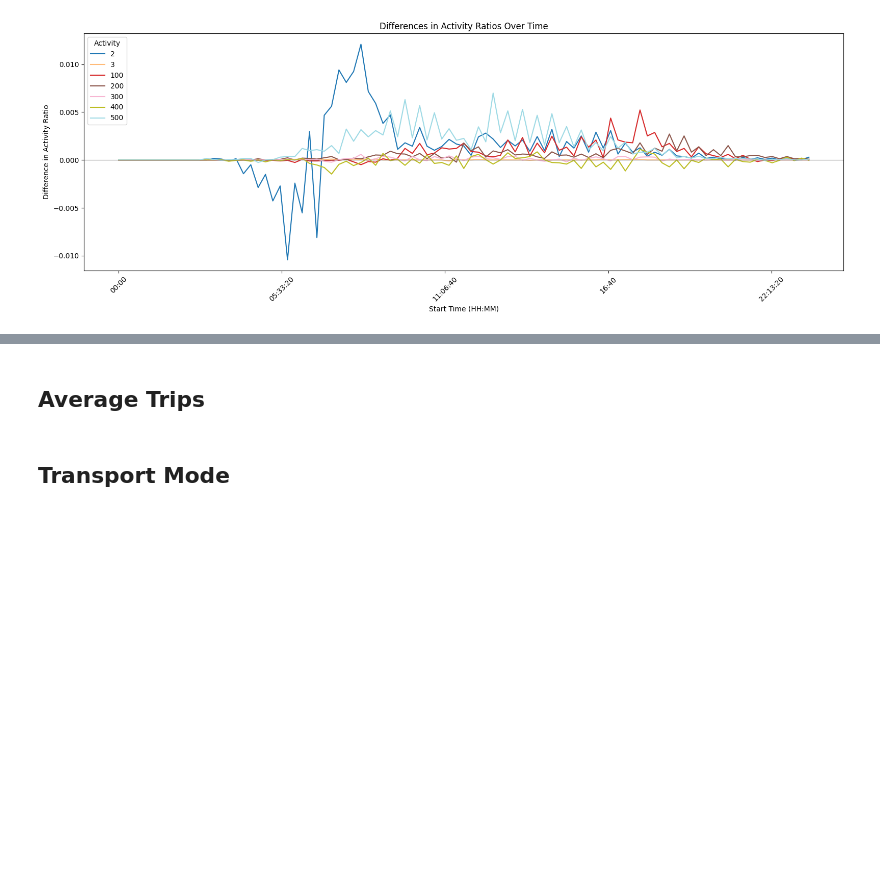
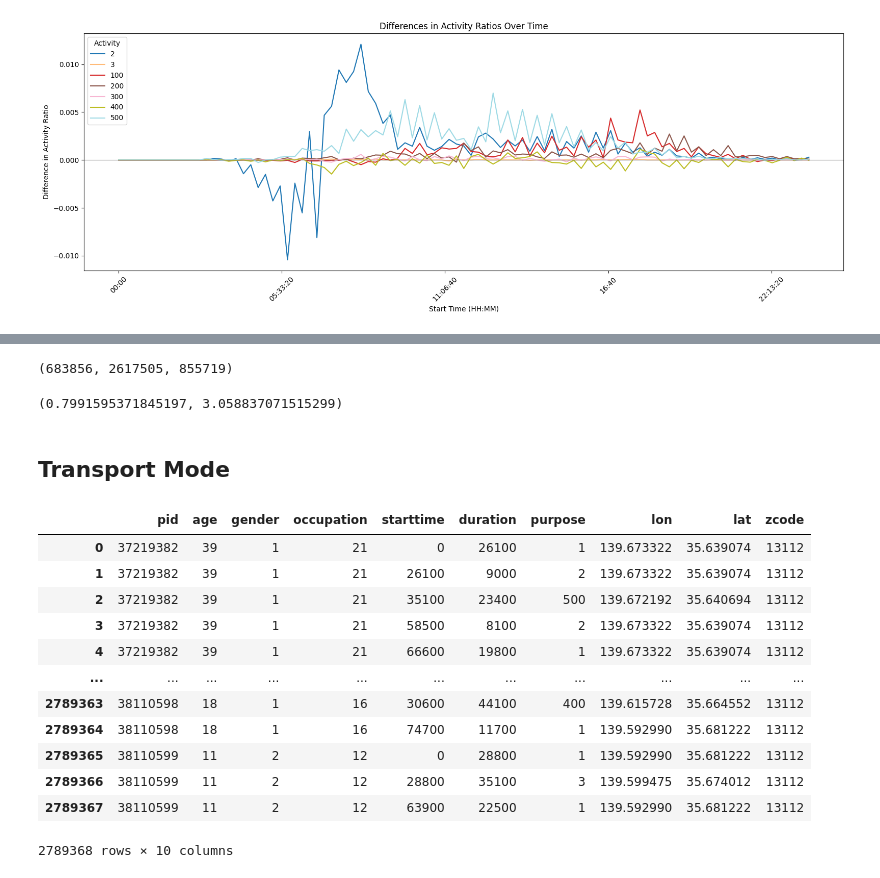
Before and after one commit to sekilab/Pseudo-PFLOW, a Jupyter notebook: src/scripts/Evaluate_Activity.ipynb, the cells around one changed output, grey strips where cells are left out. Cells and saved outputs as stored; diff of their text form; code cells hidden in the pictures; blank space fills up the shorter version.

```diff
--- a/src/scripts/Evaluate_Activity.ipynb
+++ b/src/scripts/Evaluate_Activity.ipynb
@@ -133,4 +171,28 @@ plt.show()
-# %% [markdown]
-## Average Trips
+# %%
+out, trips, pop
+# %% [output]
+(683856, 2617505, 855719)
+# %%
+out / pop, trips / pop
+# %% [output]
+(0.7991595371845197, 3.058837071515299)
 # %% [markdown]
 ## Transport Mode
+# %%
+walk, bike, car, train = 0, 0, 0, 0
+
+trip = pd.read_csv('/Users/pang/Data/PseudoPFLOW/Trip/01/trip_01101.csv')
+# %% [output]
+|  | pid | age | gender | occupation | starttime | duration | purpose | lon | lat | zcode |
+| 0 | 37219382 | 39 | 1 | 21 | 0 | 26100 | 1 | 139.673322 | 35.639074 | 13112 |
+| 1 | 37219382 | 39 | 1 | 21 | 26100 | 9000 | 2 | 139.673322 | 35.639074 | 13112 |
+| 2 | 37219382 | 39 | 1 | 21 | 35100 | 23400 | 500 | 139.672192 | 35.640694 | 13112 |
+| 3 | 37219382 | 39 | 1 | 21 | 58500 | 8100 | 2 | 139.673322 | 35.639074 | 13112 |
+| 4 | 37219382 | 39 | 1 | 21 | 66600 | 19800 | 1 | 139.673322 | 35.639074 | 13112 |
+| ... | ... | ... | ... | ... | ... | ... | ... | ... | ... | ... |
+| 2789363 | 38110598 | 18 | 1 | 16 | 30600 | 44100 | 400 | 139.615728 | 35.664552 | 13112 |
+| 2789364 | 38110598 | 18 | 1 | 16 | 74700 | 11700 | 1 | 139.592990 | 35.681222 | 13112 |
+| 2789365 | 38110599 | 11 | 2 | 12 | 0 | 28800 | 1 | 139.592990 | 35.681222 | 13112 |
+| 2789366 | 38110599 | 11 | 2 | 12 | 28800 | 35100 | 3 | 139.599475 | 35.674012 | 13112 |
+| 2789367 | 38110599 | 11 | 2 | 12 | 63900 | 22500 | 1 | 139.592990 | 35.681222 | 13112 |
+2789368 rows × 10 columns
```
Also changed, not shown: parts of 4 cells of this notebook, 3 other files.
